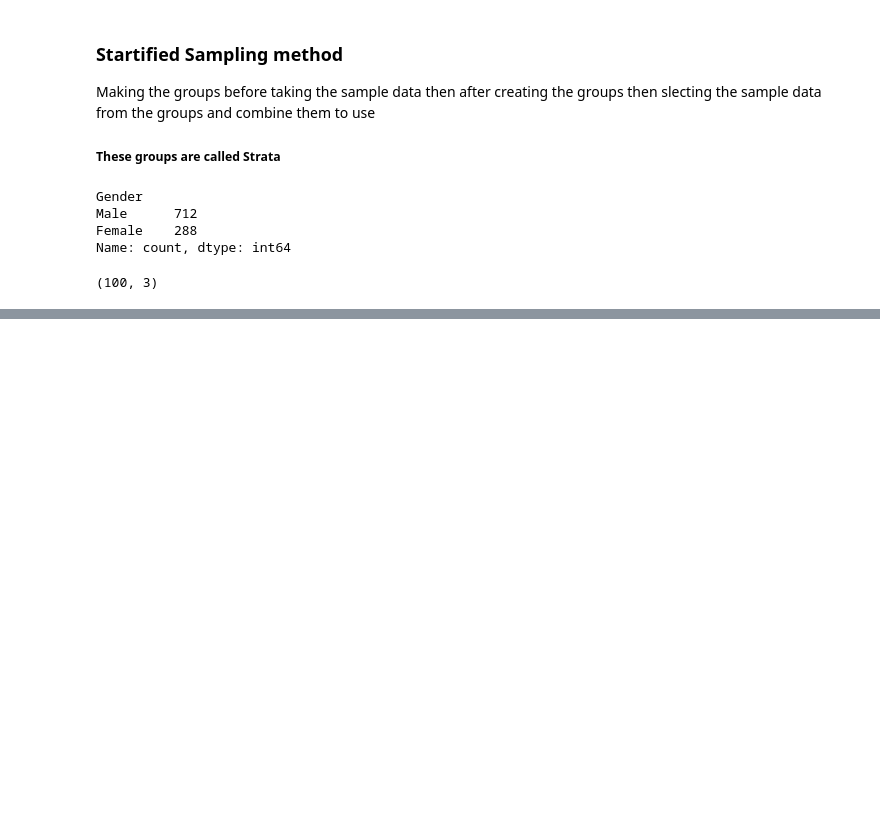
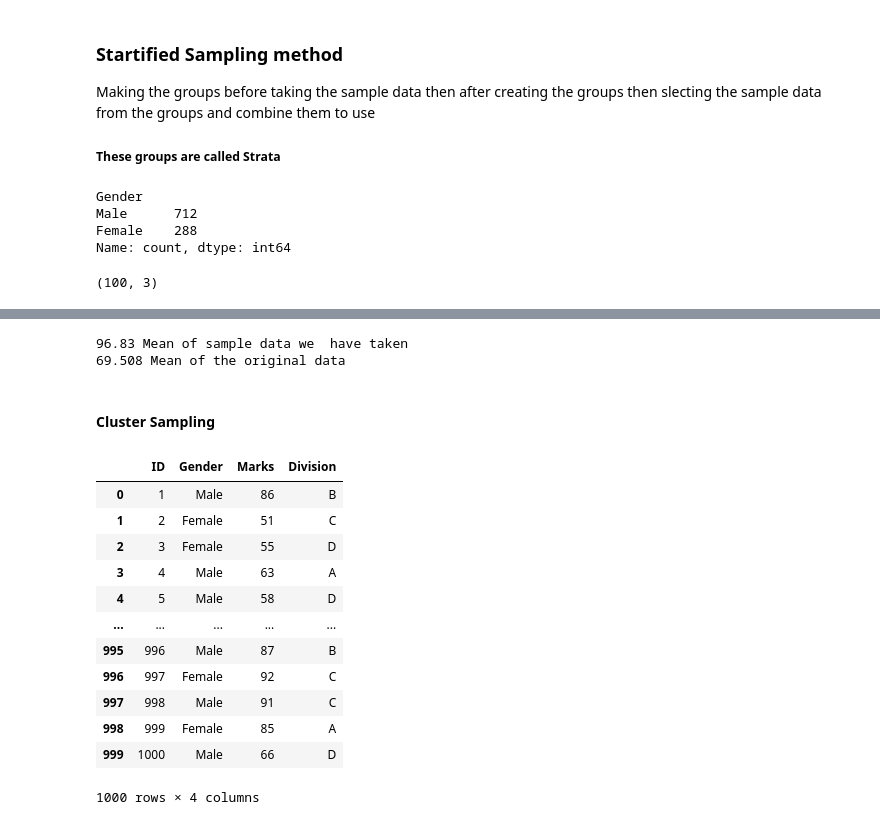
Before and after one commit to priyvrat3005/DataScience_SVCE, a Jupyter notebook: Visual.ipynb, the cells around one changed output, grey strips where cells are left out. Saved outputs shown, nothing was run; the diff lists cells and outputs as text; code cells hidden in the pictures; blank space fills up the shorter version.

Commit message:
Sampling methods Complted

```diff
--- a/Visual.ipynb
+++ b/Visual.ipynb
@@ -123,0 +164,28 @@ final_data.shape
+# %%
+conv_samp=df_sort.head(100)
+print(conv_samp["Marks"].mean(),"Mean of sample data we  have taken ")
+print(df["Marks"].mean(),"Mean of the original data ")
+# %% [output]
+96.83 Mean of sample data we  have taken
+69.508 Mean of the original data
+# %% [markdown]
+#### Cluster Sampling
+# %%
+divisions=["A","B","C","D"]
+
+df["Division"]=np.random.choice(divisions,1000)
+df
+# %% [output]
+|  | ID | Gender | Marks | Division |
+| 0 | 1 | Male | 86 | B |
+| 1 | 2 | Female | 51 | C |
+| 2 | 3 | Female | 55 | D |
+| 3 | 4 | Male | 63 | A |
+| 4 | 5 | Male | 58 | D |
+| ... | ... | ... | ... | ... |
+| 995 | 996 | Male | 87 | B |
+| 996 | 997 | Female | 92 | C |
+| 997 | 998 | Male | 91 | C |
+| 998 | 999 | Female | 85 | A |
+| 999 | 1000 | Male | 66 | D |
+1000 rows × 4 columns
```
Also changed, not shown: parts of 7 cells of this notebook.
